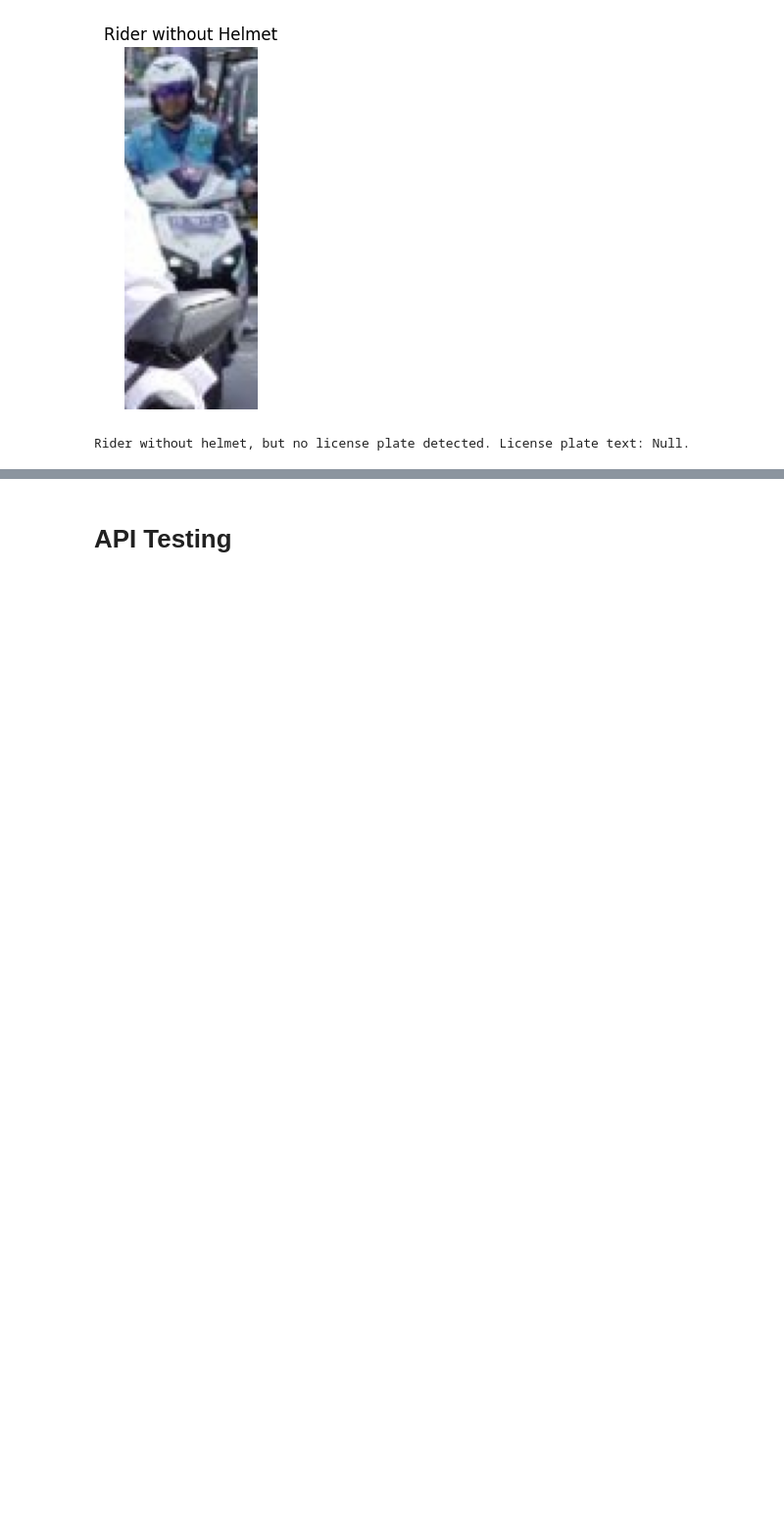
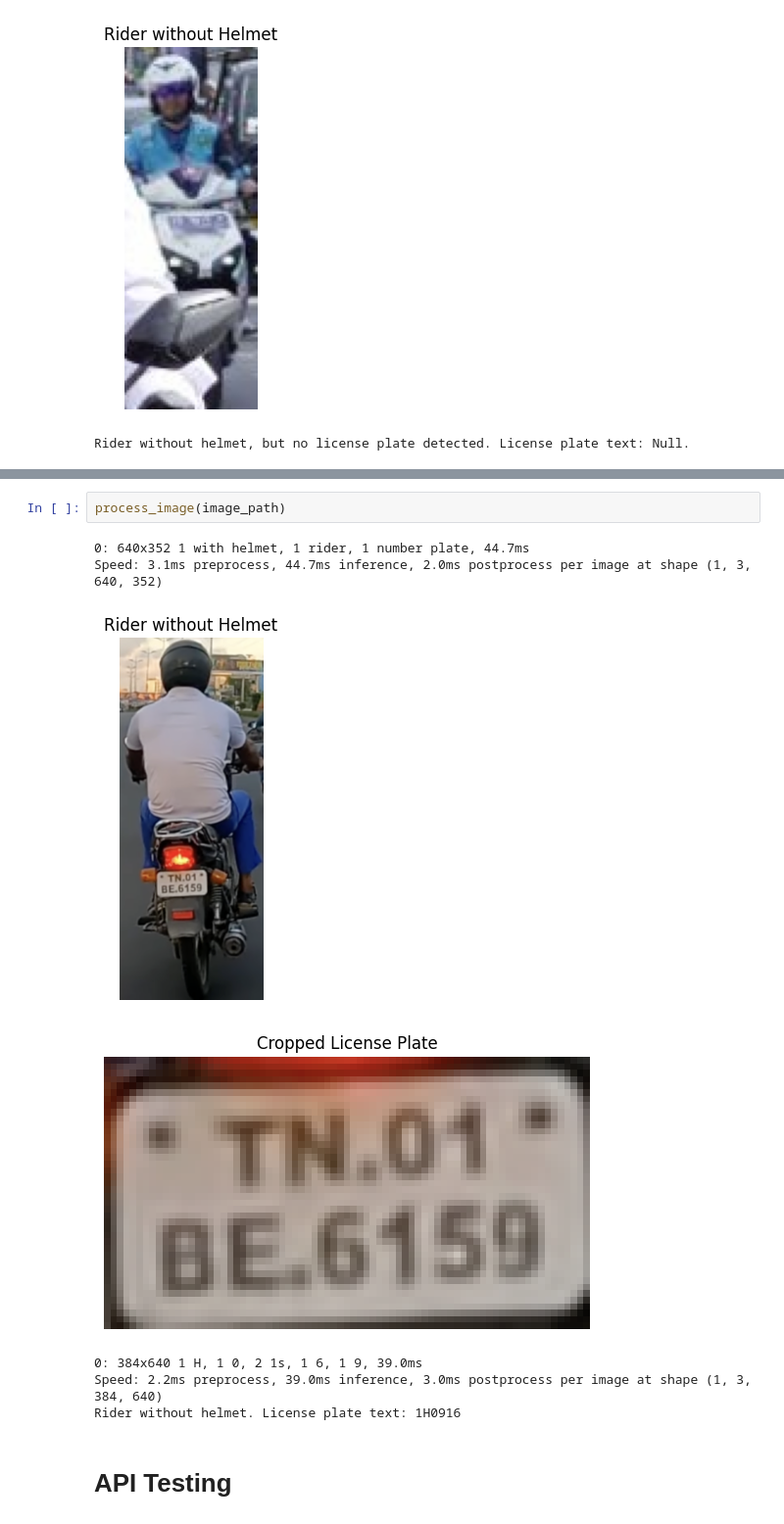
Before and after one commit to MichaelTj02/FinalProject_Group1, a Jupyter notebook: CombinedModel.ipynb, the cells around one changed output, grey strips where cells are left out. Shown at 98% size. Saved outputs shown, nothing was run; the diff lists cells and outputs as text; blank space fills up the shorter version.

```diff
--- a/CombinedModel.ipynb
+++ b/CombinedModel.ipynb
@@ -163,2 +179,12 @@ Rider without helmet, but no license plate detected. License plate text: Null.
+# %%
+process_image(image_path)
+# %% [output]
+0: 640x352 1 with helmet, 1 rider, 1 number plate, 44.7ms
+Speed: 3.1ms preprocess, 44.7ms inference, 2.0ms postprocess per image at shape (1, 3, 640, 352)
+[figure, added]
+[figure, added]
+0: 384x640 1 H, 1 0, 2 1s, 1 6, 1 9, 39.0ms
+Speed: 2.2ms preprocess, 39.0ms inference, 3.0ms postprocess per image at shape (1, 3, 384, 640)
+Rider without helmet. License plate text: 1H0916
 # %% [markdown]
 # API Testing
```
Also changed, not shown: parts of 3 cells of this notebook.
